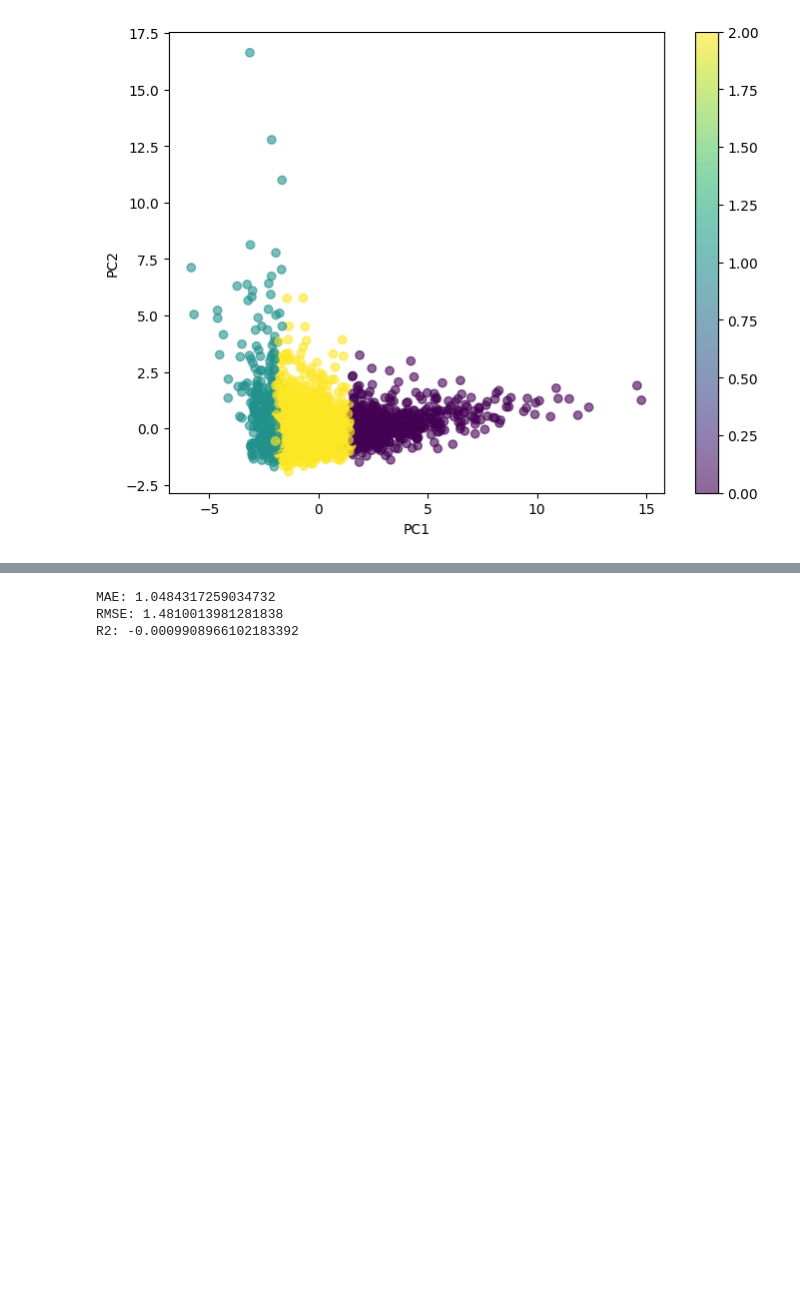
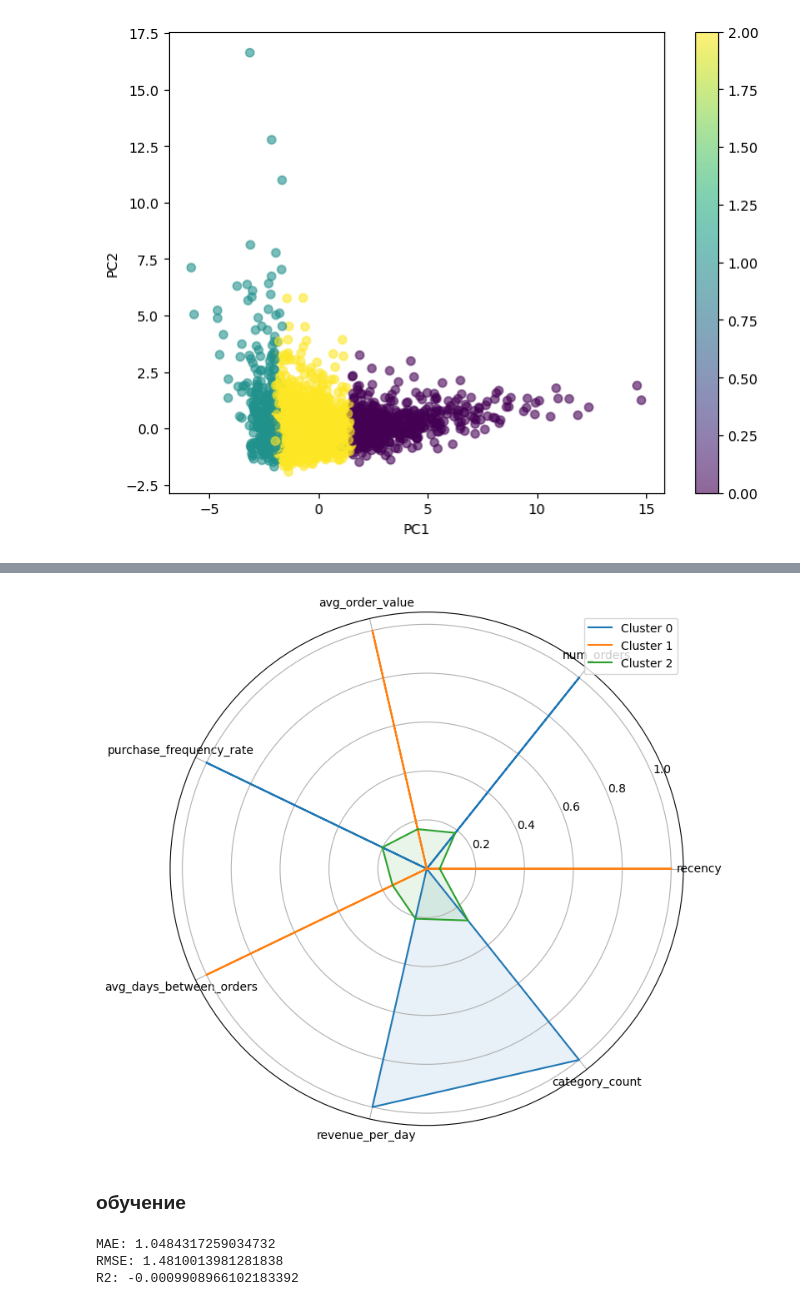
Before and after one commit to arlinrus/vkr, a Jupyter notebook: diplom.ipynb, the cells around one changed output, grey strips where cells are left out. Drawn from its saved outputs; the diff is of its cells as text; code cells hidden in the pictures; blank space fills up the shorter version.

```diff
--- a/diplom.ipynb
+++ b/diplom.ipynb
@@ -841,3 +843,38 @@ cluster_profile
 | 0 | -0.338803 | 1.707490 | -0.146797 | 1.665483 | -0.442429 | 1.659796 | ... |
 | 1 | 2.132607 | -0.764712 | 0.521437 | -0.781830 | 1.648484 | -0.799603 | ... |
 | 2 | -0.207473 | -0.300423 | -0.035614 | -0.288188 | -0.117708 | -0.284447 | ... |
+# %%
+from sklearn.preprocessing import MinMaxScaler
+import numpy as np
+
+scaler = MinMaxScaler()
+scaled_profile = pd.DataFrame(
+    scaler.fit_transform(cluster_profile),
+    columns=cluster_profile.columns,
+    index=cluster_profile.index
+)
+# %%
+categories = list(scaled_profile.columns)
+N = len(categories)
+
+angles = np.linspace(0, 2*np.pi, N, endpoint=False).tolist()
+angles += angles[:1]
+
+fig = plt.figure(figsize=(8,8))
+ax = plt.subplot(111, polar=True)
+
+for cluster in scaled_profile.index:
+    values = scaled_profile.loc[cluster].tolist()
+    values += values[:1]
+    ax.plot(angles, values, label=f'Cluster {cluster}')
+    ax.fill(angles, values, alpha=0.1)
+
+ax.set_xticks(angles[:-1])
+ax.set_xticklabels(categories)
+plt.legend()
+# plt.title('Behavioral cluster profiles')
+plt.show()
+# %% [output]
+[figure, added]
+# %% [markdown]
+### обучение
```
Also changed, not shown: parts of 24 cells of this notebook.
